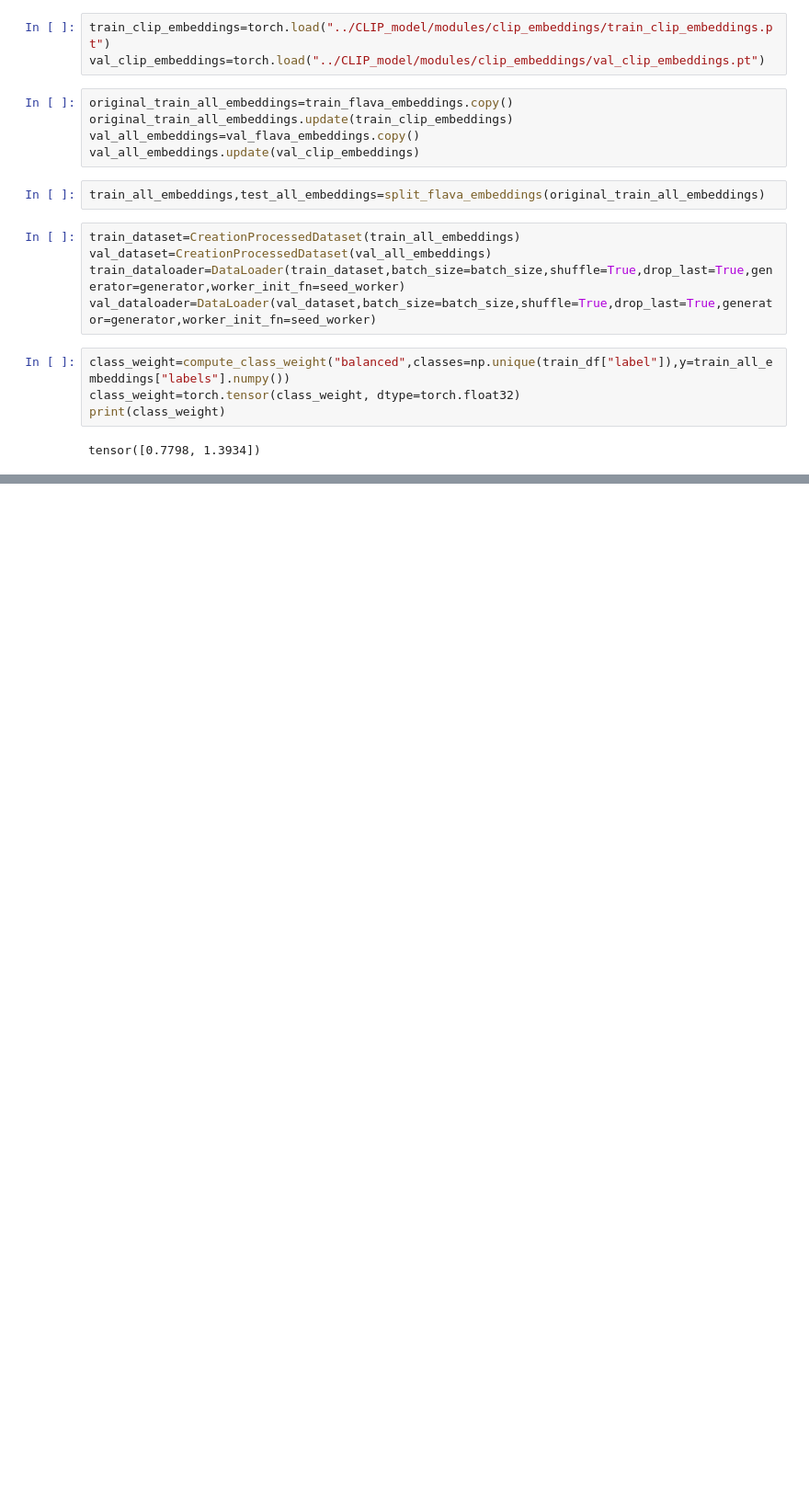
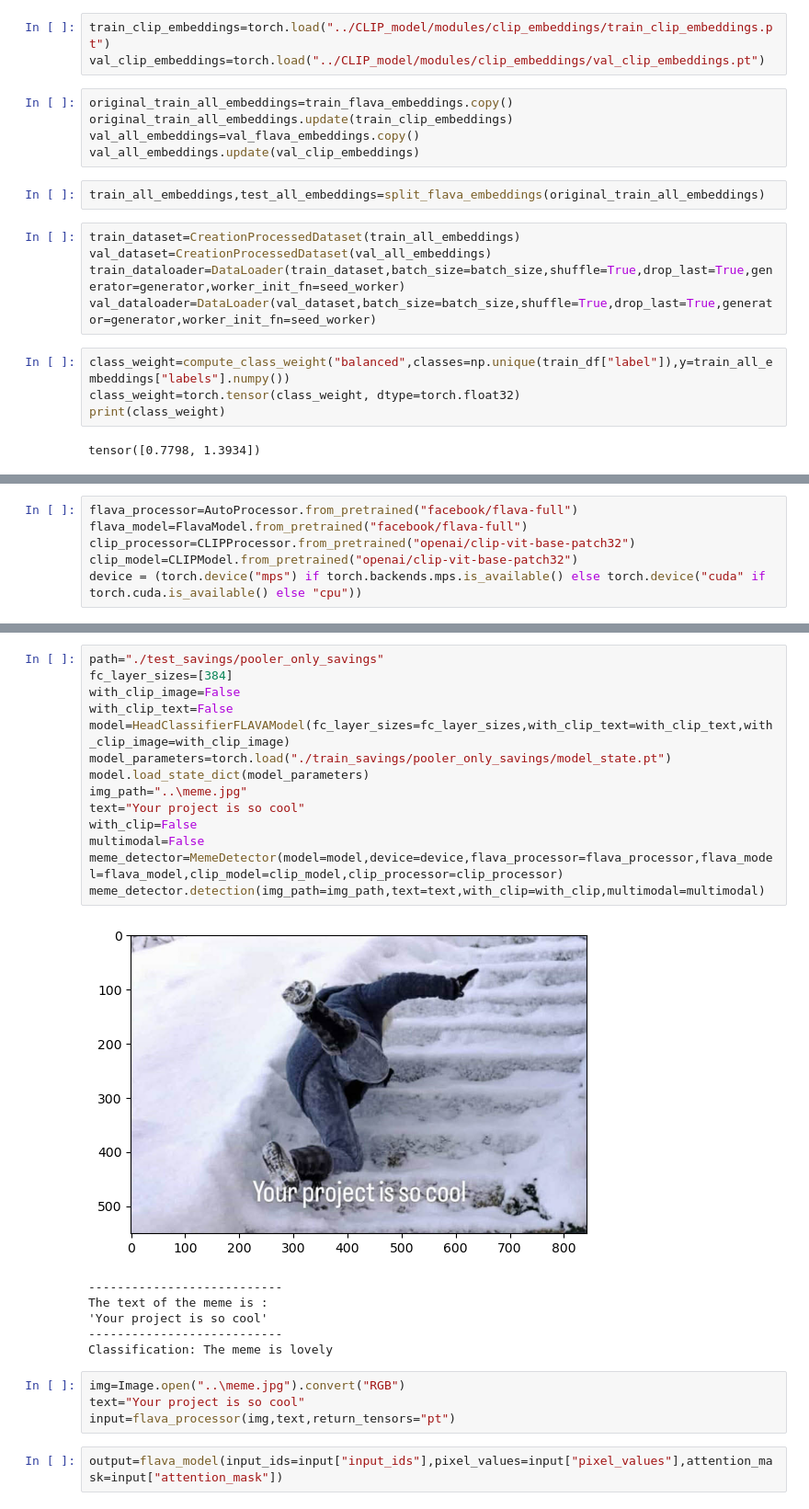
Before and after one commit to soheil-housni/Detection-of-Hateful-Memes-project, a Jupyter notebook: FLAVA_model/main.ipynb, the cells around one changed output, grey strips where cells are left out. Shown at 92% size. Cells and saved outputs as stored; diff of their text form; blank space fills up the shorter version.

```diff
--- a/FLAVA_model/main.ipynb
+++ b/FLAVA_model/main.ipynb
@@ -191,0 +233,6 @@ trainer.run_training(train_dataloader=train_dataloader,val_dataloader=val_datalo
+# %%
+flava_processor=AutoProcessor.from_pretrained("facebook/flava-full")
+flava_model=FlavaModel.from_pretrained("facebook/flava-full")
+clip_processor=CLIPProcessor.from_pretrained("openai/clip-vit-base-patch32")
+clip_model=CLIPModel.from_pretrained("openai/clip-vit-base-patch32")
+device = (torch.device("mps") if torch.backends.mps.is_available() else torch.device("cuda" if torch.cuda.is_available() else "cpu"))
@@ -209,0 +283,27 @@ clip_model=CLIPModel.from_pretrained("openai/clip-vit-base-patch32")
+# %%
+path="./test_savings/pooler_only_savings"
+fc_layer_sizes=[384]
+with_clip_image=False
+with_clip_text=False
+model=HeadClassifierFLAVAModel(fc_layer_sizes=fc_layer_sizes,with_clip_text=with_clip_text,with_clip_image=with_clip_image)
+model_parameters=torch.load("./train_savings/pooler_only_savings/model_state.pt")
+model.load_state_dict(model_parameters)
+img_path="..\meme.jpg"
+text="Your project is so cool"
+with_clip=False
+multimodal=False
+meme_detector=MemeDetector(model=model,device=device,flava_processor=flava_processor,flava_model=flava_model,clip_model=clip_model,clip_processor=clip_processor)
+meme_detector.detection(img_path=img_path,text=text,with_clip=with_clip,multimodal=multimodal)
+# %% [output]
+[figure, added]
+---------------------------
+The text of the meme is :
+'Your project is so cool'
+---------------------------
+Classification: The meme is lovely
+# %%
+img=Image.open("..\meme.jpg").convert("RGB")
+text="Your project is so cool"
+input=flava_processor(img,text,return_tensors="pt")
+# %%
+output=flava_model(input_ids=input["input_ids"],pixel_values=input["pixel_values"],attention_mask=input["attention_mask"])
```
Also changed, not shown: parts of 30 cells of this notebook, 13 other files.
